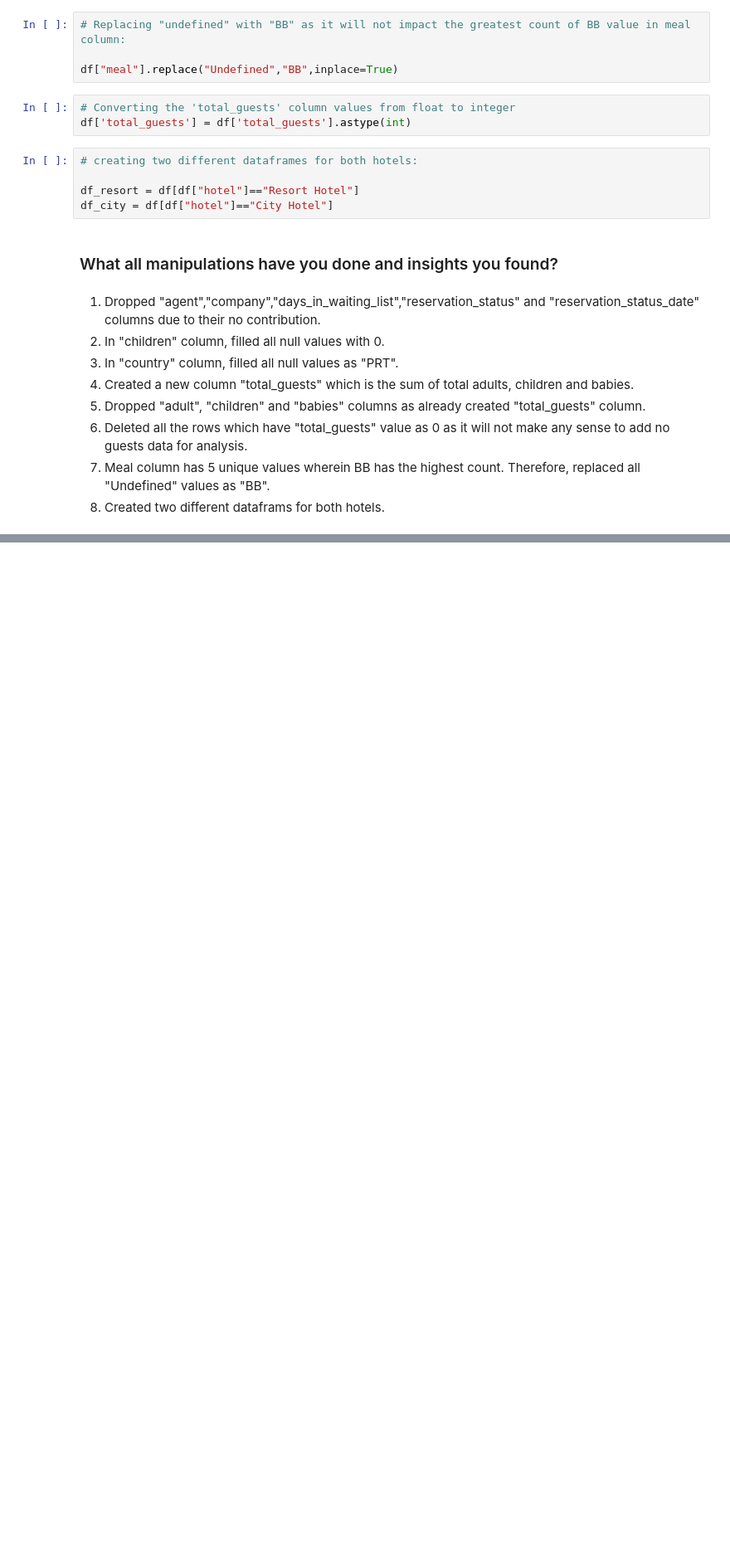
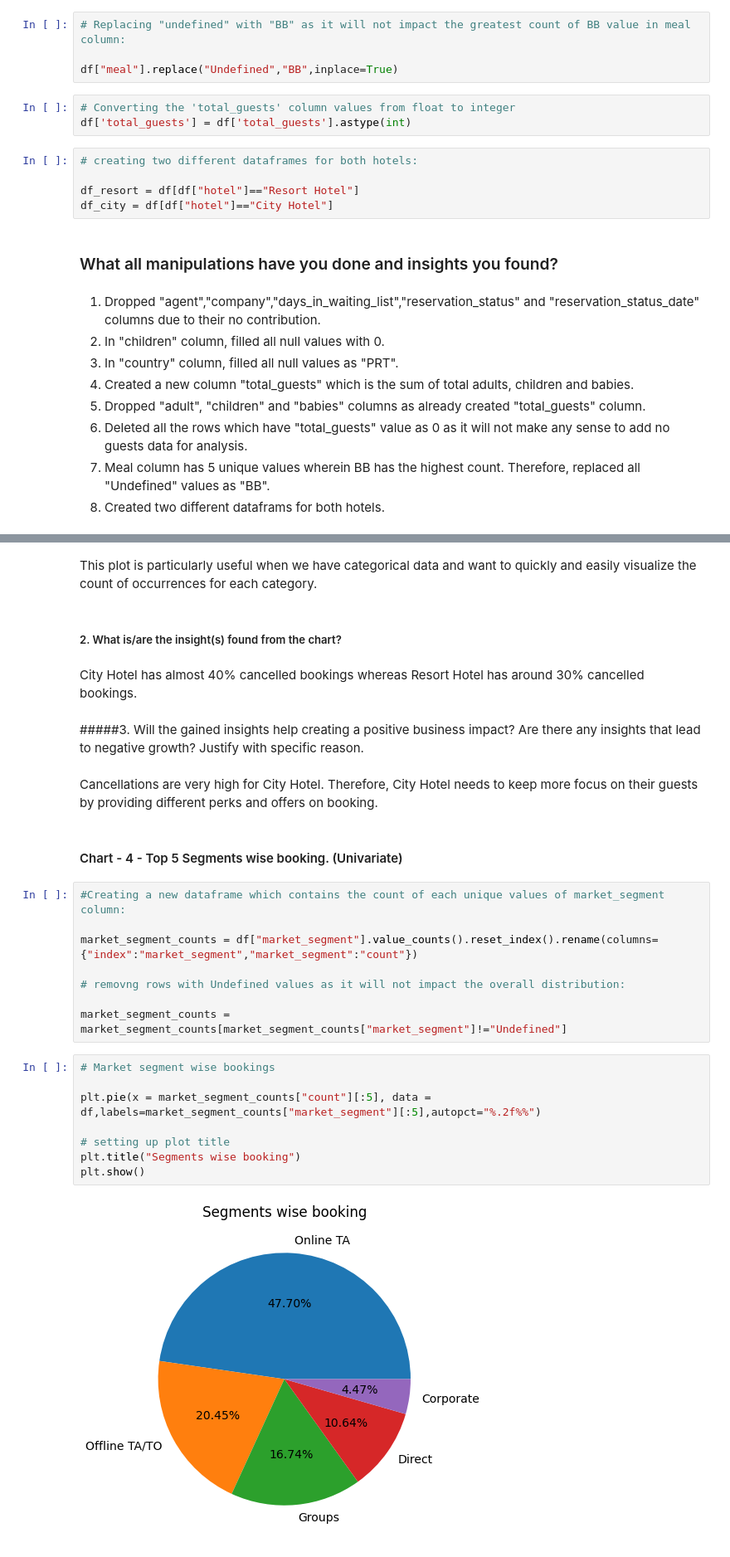
Before and after one commit to dhar9571/Python---Hotel-Booking-Data-Analysis, a Jupyter notebook: Capstone_Project_EDA_Hotel_Bookings_Data.ipynb, the cells around one changed output, grey strips where cells are left out. Shown: that part at 83% size. Drawn from its saved outputs; the diff is of its cells as text; blank space fills up the shorter version.

```diff
--- a/Capstone_Project_EDA_Hotel_Bookings_Data.ipynb
+++ b/Capstone_Project_EDA_Hotel_Bookings_Data.ipynb
@@ -420,0 +502,30 @@ df_city = df[df["hotel"]=="City Hotel"]
+# %% [markdown]
+This plot is particularly useful when we have categorical data and want to quickly and easily visualize the count of occurrences for each category.
+# %% [markdown]
+##### 2. What is/are the insight(s) found from the chart?
+# %% [markdown]
+City Hotel has almost 40% cancelled bookings whereas Resort Hotel has around 30% cancelled bookings.
+# %% [markdown]
+#####3. Will the gained insights help creating a positive business impact? Are there any insights that lead to negative growth? Justify with specific reason.
+# %% [markdown]
+Cancellations are very high for City Hotel. Therefore, City Hotel needs to keep more focus on their guests by providing different perks and offers on booking.
+# %% [markdown]
+#### Chart - 4 - Top 5 Segments wise booking. (Univariate)
+# %%
+#Creating a new dataframe which contains the count of each unique values of market_segment column:
+
+market_segment_counts = df["market_segment"].value_counts().reset_index().rename(columns={"index":"market_segment","market_segment":"count"})
+
+# removng rows with Undefined values as it will not impact the overall distribution:
+
+market_segment_counts = market_segment_counts[market_segment_counts["market_segment"]!="Undefined"]
+# %%
+# Market segment wise bookings
+
+plt.pie(x = market_segment_counts["count"][:5], data = df,labels=market_segment_counts["market_segment"][:5],autopct="%.2f%%")
+
+# setting up plot title
+plt.title("Segments wise booking")
+plt.show()
+# %% [output]
+[figure, added]
```
Also changed, not shown: parts of 41 cells of this notebook.
